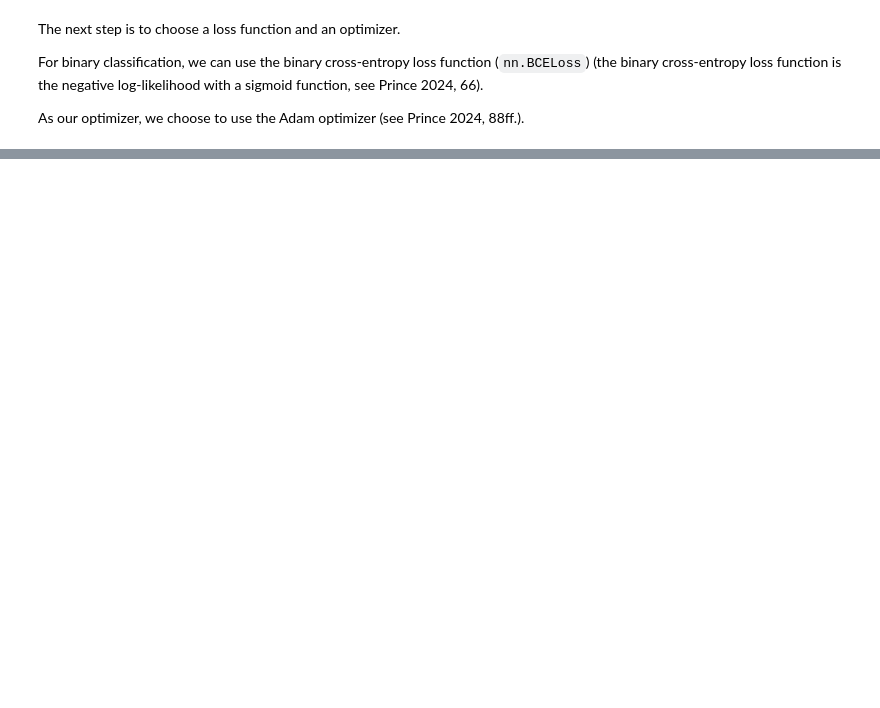
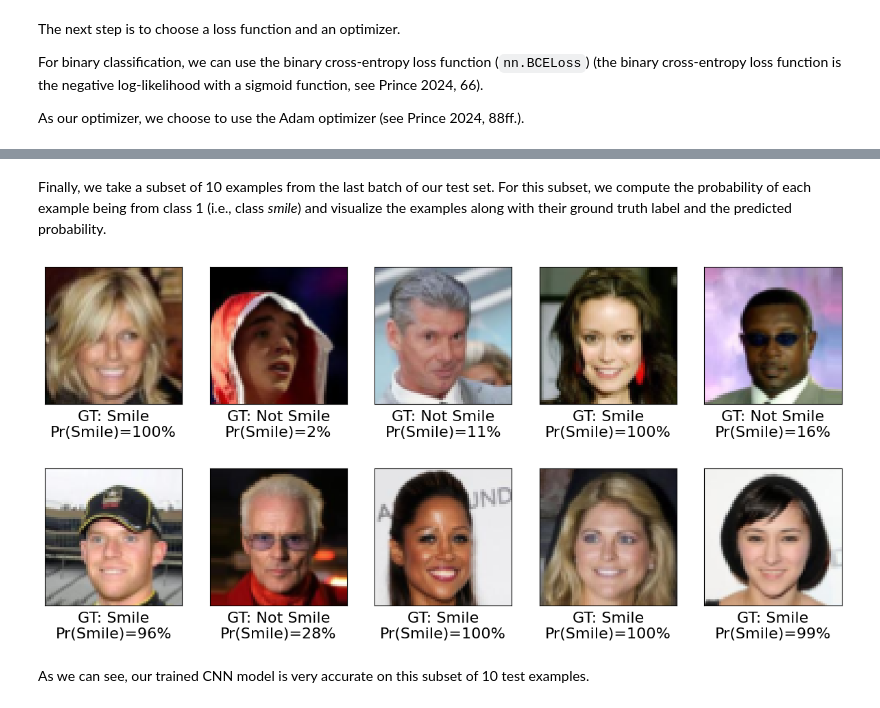
Before and after one commit to retowuest/uib-dl-2024, a Jupyter notebook: nb-3.ipynb, the cells around one changed output, grey strips where cells are left out. Saved outputs shown, nothing was run; the diff lists cells and outputs as text; code cells hidden in the pictures; blank space fills up the shorter version.

```diff
--- a/nb-3.ipynb
+++ b/nb-3.ipynb
@@ -383,0 +418,29 @@ KeyboardInterrupt:
+# %% [markdown]
+Finally, we take a subset of 10 examples from the last batch of our test set. For this subset, we compute the probability of each example being from class 1 (i.e., class *smile*) and visualize the examples along with their ground truth label and the predicted probability.
+# %%
+# Obtain model predictions for the last batch
+pred = model(x_batch)[:, 0] * 100
+
+# Create figure
+fig = plt.figure(figsize=(15, 7))
+for j in range(10, 20):
+    ax = fig.add_subplot(2, 5, j-10+1)
+    ax.set_xticks([]); ax.set_yticks([])
+    ax.imshow(x_batch[j].cpu().permute(1, 2, 0))
+    if y_batch[j] == 1:
+        label = "Smile"
+    else:
+        label = "Not Smile"
+    ax.text(
+        0.5, -0.15,
+        f"GT: {label:s}\nPr(Smile)={pred[j]:.0f}%",
+        size=16,
+        horizontalalignment="center",
+        verticalalignment="center",
+        transform=ax.transAxes)
+
+plt.show();
+# %% [output]
+[figure, added]
+# %% [markdown]
+As we can see, our trained CNN model is very accurate on this subset of 10 test examples.
```
Also changed, not shown: parts of 18 cells of this notebook.
